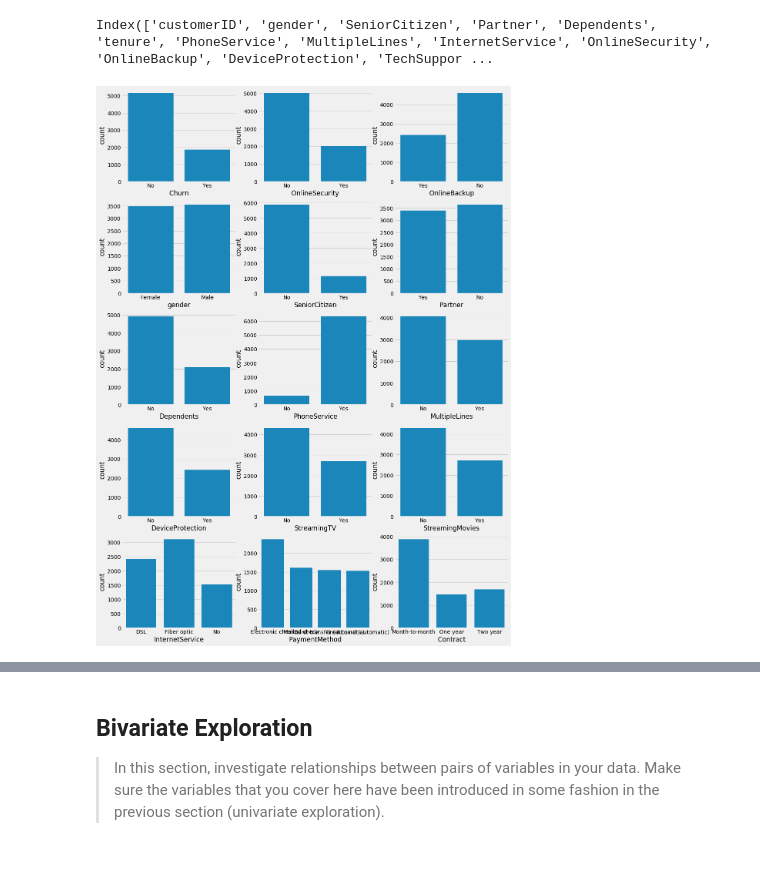
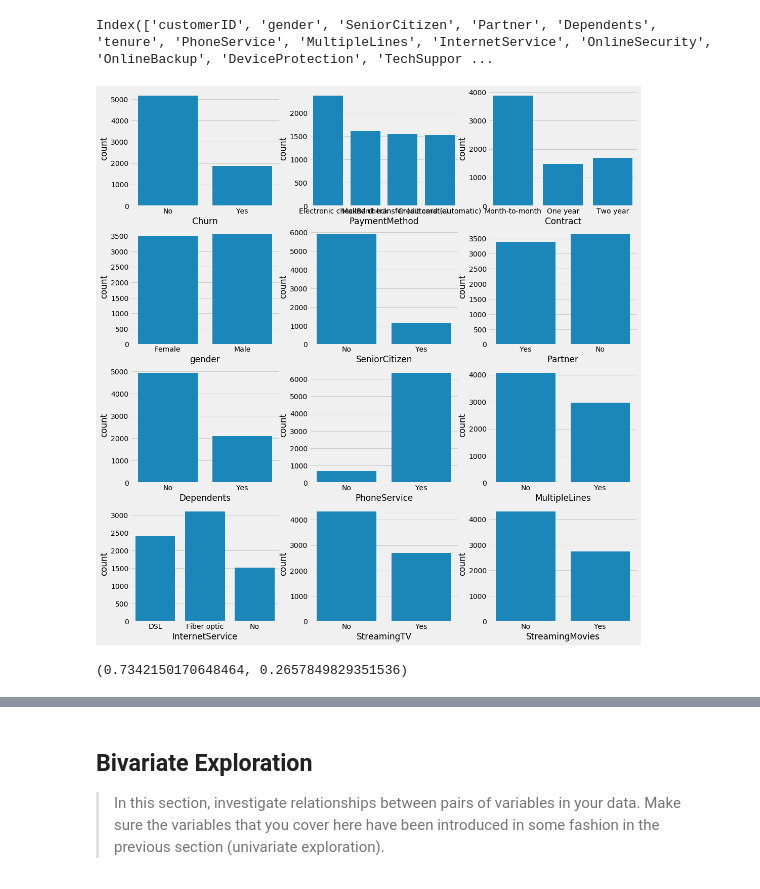
Before and after one commit to ashannon828/communicating_data_findings, a Jupyter notebook: exploration_template.ipynb, the cells around one changed output, grey strips where cells are left out. Saved outputs shown, nothing was run; the diff lists cells and outputs as text; code cells hidden in the pictures.

```diff
--- a/exploration_template.ipynb
+++ b/exploration_template.ipynb
@@ -226,22 +241,26 @@ Index(['customerID', 'gender', 'SeniorCitizen', 'Partner', 'Dependents', 'tenure
 # %%
 color = sns.color_palette()[0]
 
-fig, ax = plt.subplots(nrows=5, ncols=3, figsize = [16,24])
+fig, ax = plt.subplots(nrows=4, ncols=3, figsize = [16,18])
 
 sns.countplot(data=df, x='Churn', color=color, ax=ax[0,0])
-sns.countplot(data=df, x='OnlineSecurity', color=color, ax=ax[0,1])
-sns.countplot(data=df, x='OnlineBackup', color=color, ax=ax[0,2])
+sns.countplot(data=df, x='PaymentMethod', color=color, ax=ax[0,1])
+sns.countplot(data=df, x='Contract', color=color, ax=ax[0,2])
+
 sns.countplot(data=df, x='gender', color=color, ax=ax[1,0])
 sns.countplot(data=df, x='SeniorCitizen', color=color, ax=ax[1,1])
 sns.countplot(data=df, x='Partner', color=color, ax=ax[1,2])
+
 sns.countplot(data=df, x='Dependents', color=color, ax=ax[2,0])
 sns.countplot(data=df, x='PhoneService', color=color, ax=ax[2,1])
 sns.countplot(data=df, x='MultipleLines', color=color, ax=ax[2,2])
-sns.countplot(data=df, x='DeviceProtection', color=color, ax=ax[3,0])
+
+sns.countplot(data=df, x='InternetService', color=color, ax=ax[3,0])
 sns.countplot(data=df, x='StreamingTV', color=color, ax=ax[3,1])
-sns.countplot(data=df, x='StreamingMovies', color=color, ax=ax[3,2])
-sns.countplot(data=df, x='InternetService', color=color, ax=ax[4,0])
-sns.countplot(data=df, x='PaymentMethod', color=color, ax=ax[4,1])
-sns.countplot(data=df, x='Contract', color=color, ax=ax[4,2]);
+sns.countplot(data=df, x='StreamingMovies', color=color, ax=ax[3,2]);
 # %% [output]
-[figure, old version]
+[figure, new version]
+# %%
+df[df['Churn'] == 'No'].shape[0]/df.shape[0], 1 - df[df['Churn'] == 'No'].shape[0]/df.shape[0]
+# %% [output]
+(0.7342150170648464, 0.2657849829351536)
```
Also changed, not shown: parts of 13 cells of this notebook.
